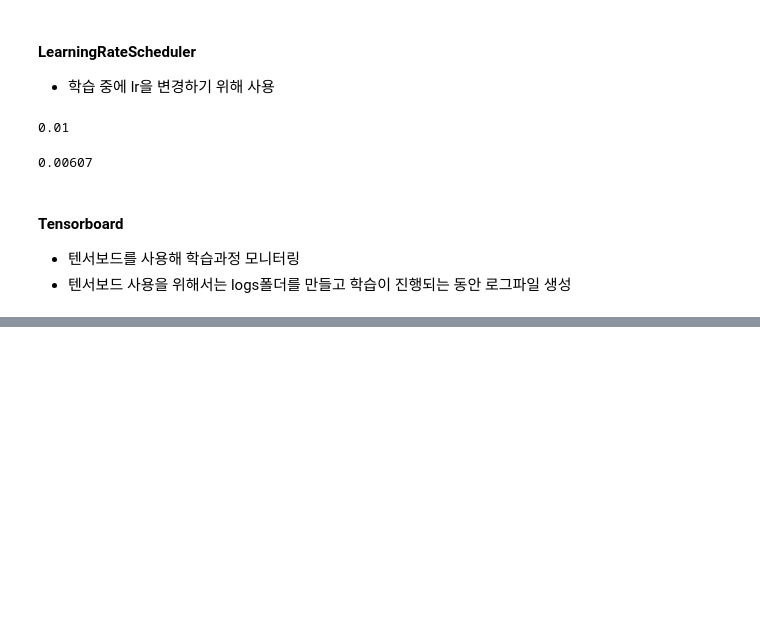
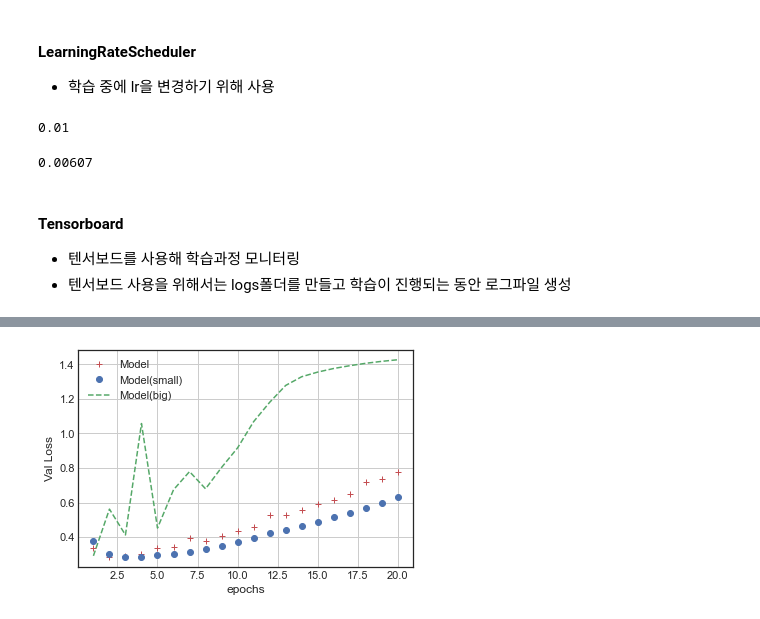
Before and after one commit to dong-hoon-lee/self_study, a Jupyter notebook: tf_txtbook.ipynb, the cells around one changed output, grey strips where cells are left out. Saved outputs shown, nothing was run; the diff lists cells and outputs as text; code cells hidden in the pictures; blank space fills up the shorter version.

```diff
--- a/tf_txtbook.ipynb
+++ b/tf_txtbook.ipynb
@@ -896,0 +1105,12 @@ Epoch 30/30
+# %%
+model_b = Sequential([
+    Dense(1024, activation='relu', input_shape=(10000, ), name='input'),
+    Dense(1024, activation='relu', name='hidden'),
+    Dense(1, activation='sigmoid', name='output')
+])
+
+model_b.compile(optimizer='rmsprop',
+              loss='binary_crossentropy',
+              metrics=['acc'])
+
+model_b.summary()
@@ -896,0 +1133,2 @@ Epoch 30/30
+# %%
+model_b_hist = model_b.fit(x_train, y_train, epochs=20, batch_size=512, validation_data=(x_test, y_test))
@@ -896,0 +1153,13 @@ Epoch 30/30
+# %%
+model_b_val_loss = model_b_hist.history['val_loss']   # model.history에서 특정한 수치만 가져올 수 있음
+
+plt.plot(epochs, model_val_loss, 'r+', label='Model')
+plt.plot(epochs, model_s_val_loss, 'bo', label='Model(small)')
+plt.plot(epochs, model_b_val_loss, 'g--', label='Model(big)')
+plt.xlabel('epochs')
+plt.ylabel('Val Loss')
+plt.legend()
+plt.grid()
+plt.show()
+# %% [output]
+[figure, added]
```
Also changed, not shown: parts of 30 cells of this notebook.
